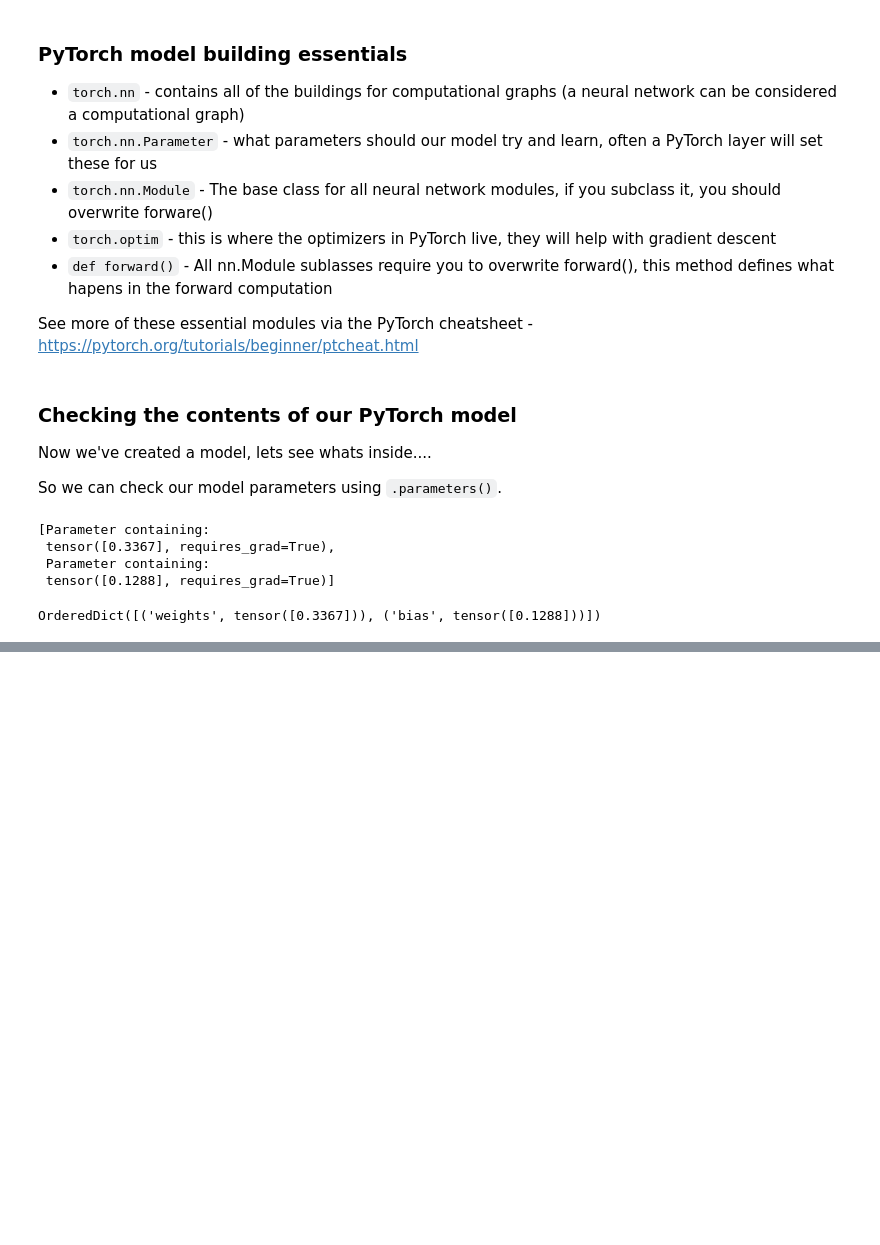
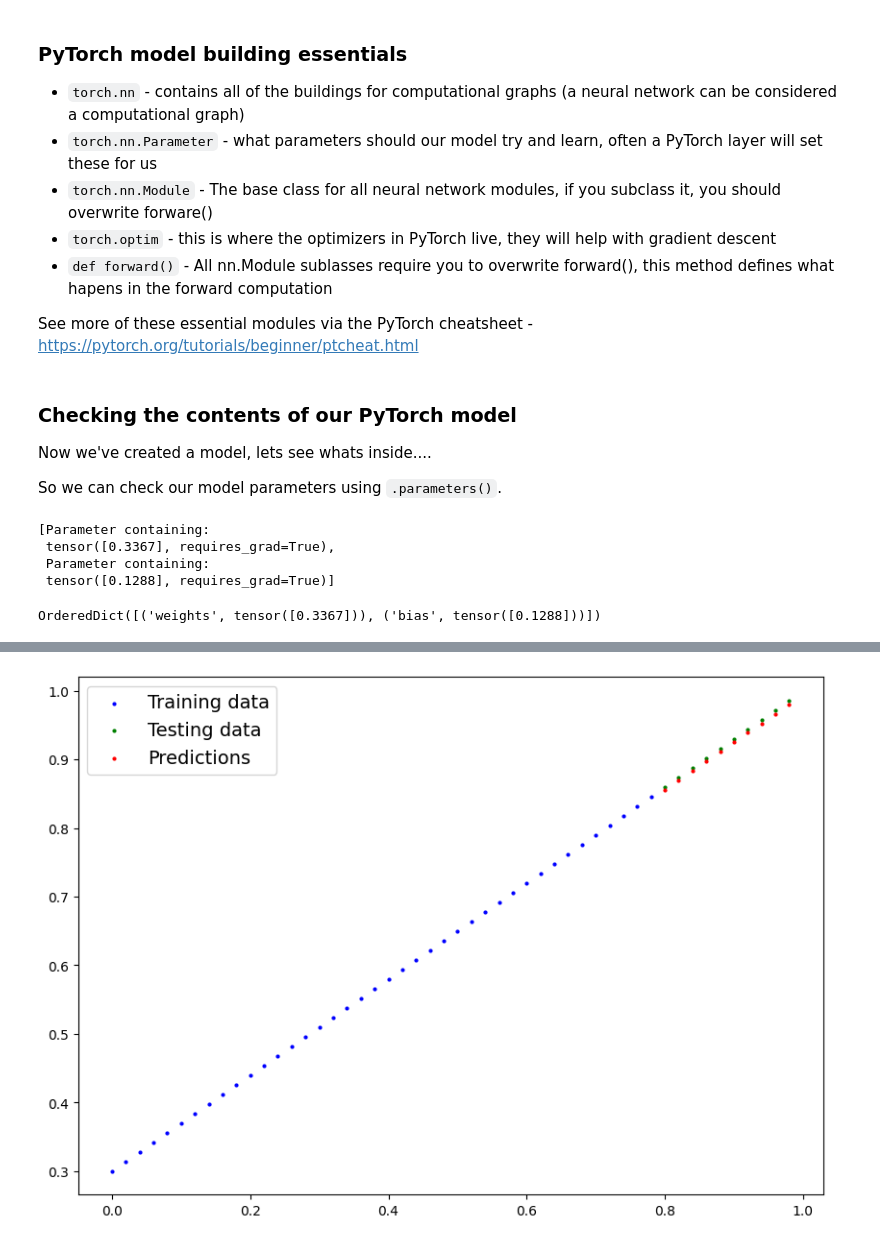
Before and after one commit to CloudGod93/pytorch-deep-learning, a Jupyter notebook: 01_pytorch_workflow.ipynb, the cells around one changed output, grey strips where cells are left out. Drawn from its saved outputs; the diff is of its cells as text; code cells hidden in the pictures; blank space fills up the shorter version.

```diff
--- a/01_pytorch_workflow.ipynb
+++ b/01_pytorch_workflow.ipynb
@@ -191,0 +252,7 @@ OrderedDict([('weights', tensor([0.3367])), ('bias', tensor([0.1288]))])
+# %%
+# Setup a loss function
+loss_fn = nn.L1Loss() # <- L1 loss is also known as mean absolute error
+
+# Setup an Optimizer (stochastic gradient descent)
+optimizer = torch.optim.SGD(model_0.parameters(), # <- pass in the model parameters
+                            lr=0.01) # <- learning rate = possibly the most important hyperparameter
@@ -191,0 +337,7 @@ OrderedDict([('weights', tensor([0.3367])), ('bias', tensor([0.1288]))])
+# %%
+with torch.inference_mode():
+    y_preds_new = model_0(X_test)
+# %%
+plot_predictions(predictions=y_preds_new)
+# %% [output]
+[figure, added]
```
Also changed, not shown: parts of 18 cells of this notebook, 1 other file.
